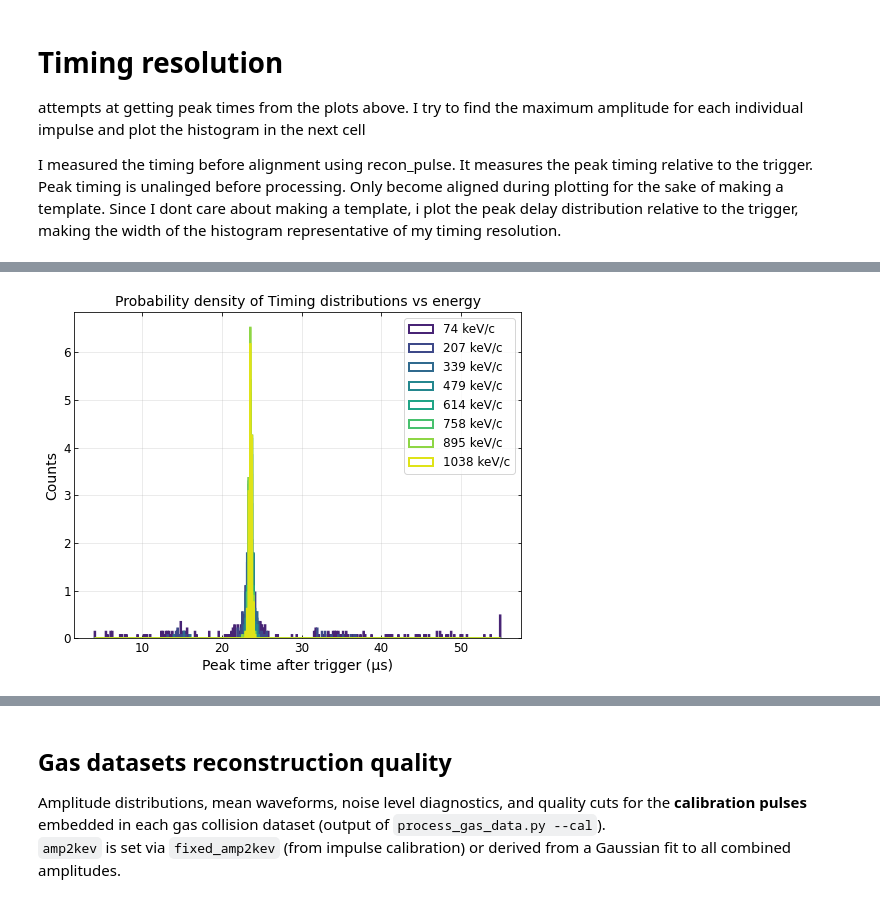
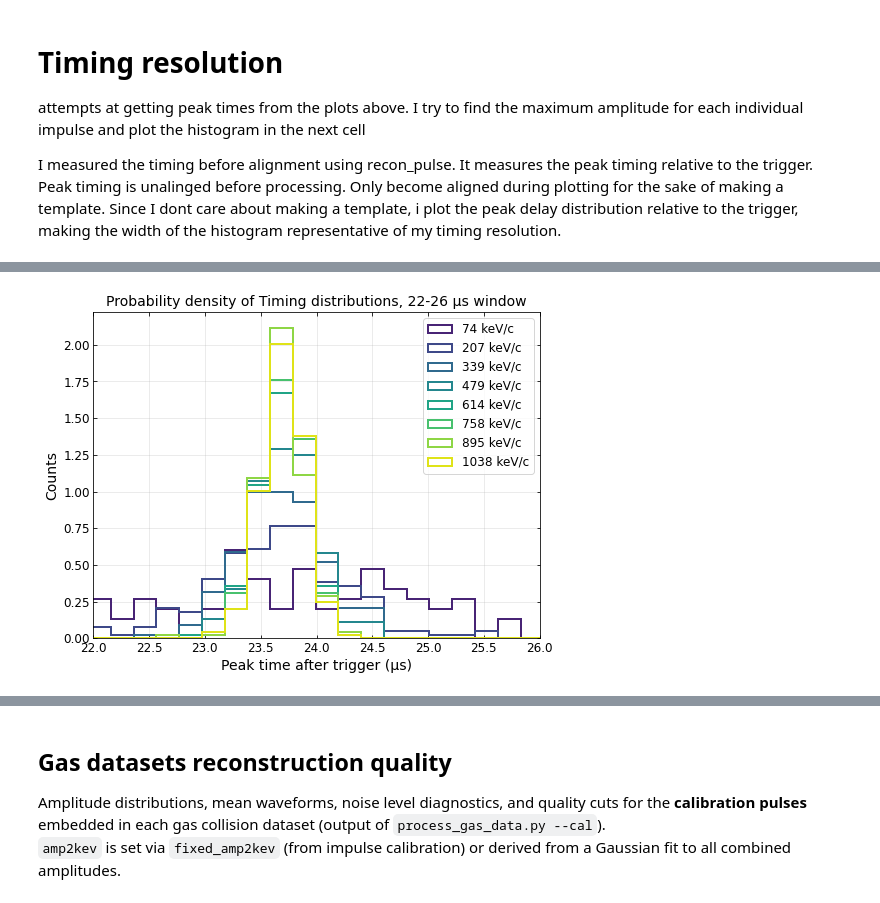
Before and after one commit to JBaeza-Rubio/Gas-collisions-time-resolution, a Jupyter notebook: 20260320_sphere_20260215_impulse_calibration.ipynb, the cells around one changed output, grey strips where cells are left out. Saved outputs shown, nothing was run; the diff lists cells and outputs as text; code cells hidden in the pictures.

```diff
--- a/20260320_sphere_20260215_impulse_calibration.ipynb
+++ b/20260320_sphere_20260215_impulse_calibration.ipynb
@@ -696,12 +745,13 @@ plt.show()
 cmap = plt.colormaps['viridis']
 colors = cmap(np.linspace(0.1, 0.95, len(voltages)))
 
-fig, axes = plt.subplots(2, 5, figsize=(14, 5), sharey=True)
+fig, axes = plt.subplots(2, 5, figsize=(14, 5))
 
 for i, (ax, v, E) in enumerate(zip(axes.flatten()[:8], voltages, energies)):
     peak_times = f['data_processed'][f'peak_times_from_trigger_us_{v}v'][:]
+    peak_times = peak_times[(peak_times >= 22) & (peak_times <= 26)]
 
-    ax.hist(peak_times, bins=20, color=colors[i], alpha=0.8)
+    ax.hist(peak_times, bins=7, color=colors[i], alpha=0.8)
     ax.set_title(f"{E} keV/c", fontsize=11)
 
     ax.set_xlabel("Time after trigger (µs)")
@@ -780,0 +807,33 @@ plt.show()
+# %%
+all_peak_times = []
+
+for v in voltages:
+    pt = f['data_processed'][f'peak_times_from_trigger_us_{v}v'][:]
+    all_peak_times.append(pt)
+
+all_peak_times = np.concatenate(all_peak_times)
+
+bins = np.histogram_bin_edges(all_peak_times, bins=250)
+plt.figure(figsize=(8,6))
+
+for i, (v, E) in enumerate(zip(voltages, energies)):
+    peak_times = f['data_processed'][f'peak_times_from_trigger_us_{v}v'][:]
+    #peak_times = peak_times[(peak_times >= 22) & (peak_times <= 26)]
+
+    plt.hist(
+        peak_times,
+        bins=bins,
+        histtype='step',
+        linewidth=2,
+        color=colors[i],
+        label=f"{E} keV/c",
+        density=True
+    )
+
+plt.xlabel("Peak time after trigger (µs)")
+plt.ylabel("Counts")
+plt.title("Probability density of Timing distributions")
+#plt.xlim(22,26)
+plt.legend()
+plt.grid(alpha=0.3)
+plt.show()
@@ -781,34 +842,35 @@ plt.show()
 # %%
 all_peak_times = []
 
 for v in voltages:
     pt = f['data_processed'][f'peak_times_from_trigger_us_{v}v'][:]
     all_peak_times.append(pt)
 
 all_peak_times = np.concatenate(all_peak_times)
 
-bins = np.histogram_bin_edges(all_peak_times, bins='fd')
+bins = np.histogram_bin_edges(all_peak_times, bins=250)
 plt.figure(figsize=(8,6))
 
 for i, (v, E) in enumerate(zip(voltages, energies)):
     peak_times = f['data_processed'][f'peak_times_from_trigger_us_{v}v'][:]
+    peak_times = peak_times[(peak_times >= 22) & (peak_times <= 26)]
 
     plt.hist(
         peak_times,
         bins=bins,
         histtype='step',
         linewidth=2,
         color=colors[i],
         label=f"{E} keV/c",
         density=True
     )
 
 plt.xlabel("Peak time after trigger (µs)")
 plt.ylabel("Counts")
-plt.title("Probability density of Timing distributions vs energy")
-
+plt.title("Probability density of Timing distributions, 22-26 µs window")
+plt.xlim(22,26)
 plt.legend()
 plt.grid(alpha=0.3)
 plt.show()
 # %% [output]
-[figure, old version]
+[figure, new version]
```
Also changed, not shown: parts of 19 cells of this notebook.
